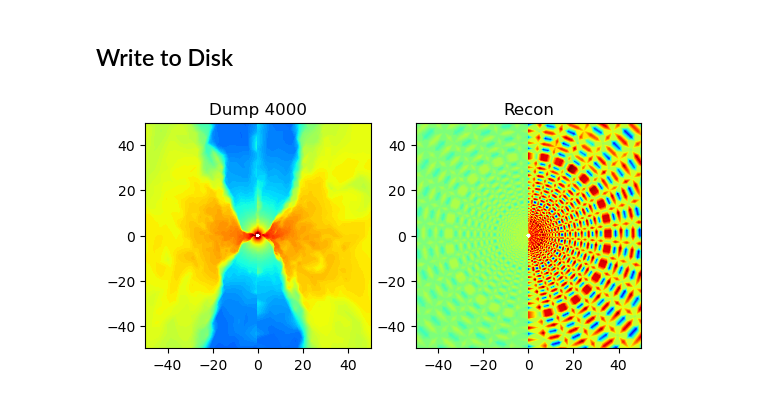
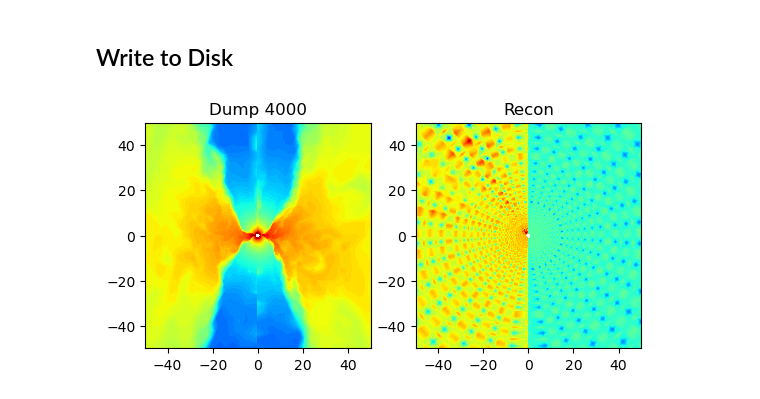
Before and after one commit to JackHanke/bh, a Jupyter notebook: writeToDisk.ipynb, the cells around one changed output. Cells and saved outputs as stored; diff of their text form; code cells hidden in the pictures.

```diff
--- a/writeToDisk.ipynb
+++ b/writeToDisk.ipynb
@@ -170,32 +170,33 @@ import os
 import yaml
 import torch
 from src.models.vaes import VAE
 from src.render import view_reconstruction
 
 DATA_PATH = os.getenv('SCRATCH')+"/data.hdf5"
-MODEL_PATH = os.getenv('HOME')+"/bh/src/models/checkpoints/vae_2025-11-26 16:56:53.891862_epoch_3.pth"
+model_name = 'vae_2025-11-27 09:39:14.716023_epoch_9.pth'
+MODEL_PATH = os.getenv('HOME')+f"/bh/src/models/checkpoints/{model_name}"
 
 HOME_DIR = os.getenv('HOME')
 with open(f'{HOME_DIR}/bh/config.yaml', 'r') as file: config = yaml.safe_load(file)
 
 DEVICE = "cuda" if torch.cuda.is_available() else "cpu"
 input_shape = (8,224,48,96)
 LATENT_DIM = config['latent_dim']
 
 # load model
 model = VAE(
     input_shape=input_shape,
     latent_dim=LATENT_DIM
 ).to(DEVICE)
 model.load_state_dict(torch.load(MODEL_PATH, weights_only=True))
 model.eval()
 
 view_reconstruction(
     data_path = DATA_PATH,
     model = model,
     variable_name = 'log(rho)',
     dump_number = 4000,
     device=DEVICE
 )
 # %% [output]
-[figure, old version]
+[figure, new version]
```
